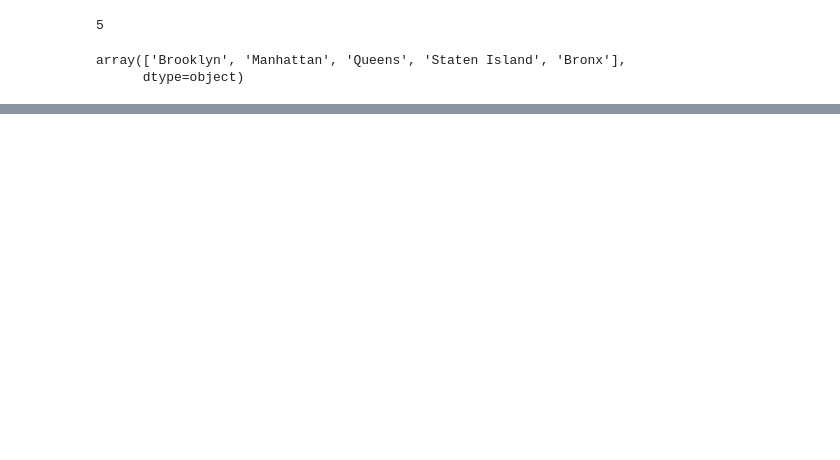
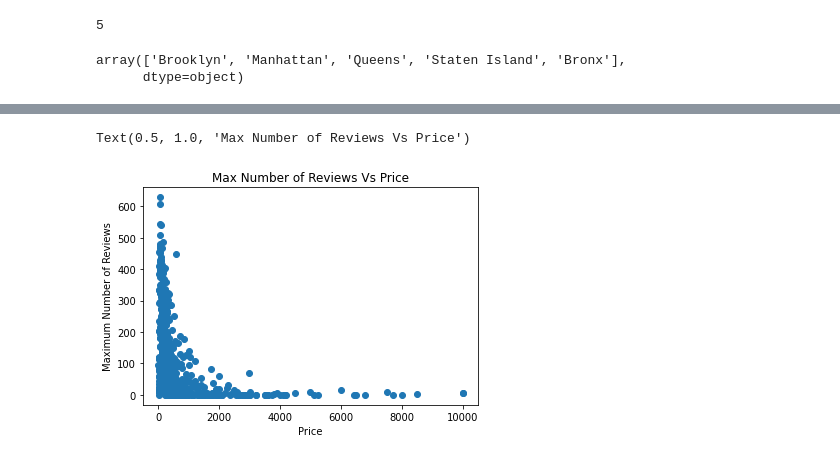
Before and after one commit to Kondasagar/EDA-on-Air_bnb-bookings, a Jupyter notebook: Vidyasagr_Airbnb_Bookings_Analysis_Capstone_Project.ipynb, the cells around one changed output, grey strips where cells are left out. Cells and saved outputs as stored; diff of their text form; code cells hidden in the pictures; blank space fills up the shorter version.

```diff
--- a/Vidyasagr_Airbnb_Bookings_Analysis_Capstone_Project.ipynb
+++ b/Vidyasagr_Airbnb_Bookings_Analysis_Capstone_Project.ipynb
@@ -214,0 +304,9 @@ array(['Brooklyn', 'Manhattan', 'Queens', 'Staten Island', 'Bronx'],
+# %%
+plt.scatter(price_location['price'],price_location['number_of_reviews'])
+
+plt.xlabel("Price")
+plt.ylabel("Maximum Number of Reviews")
+plt.title("Max Number of Reviews Vs Price")
+# %% [output]
+Text(0.5, 1.0, 'Max Number of Reviews Vs Price')
+[figure, added]
```
Also changed, not shown: parts of 13 cells of this notebook.
